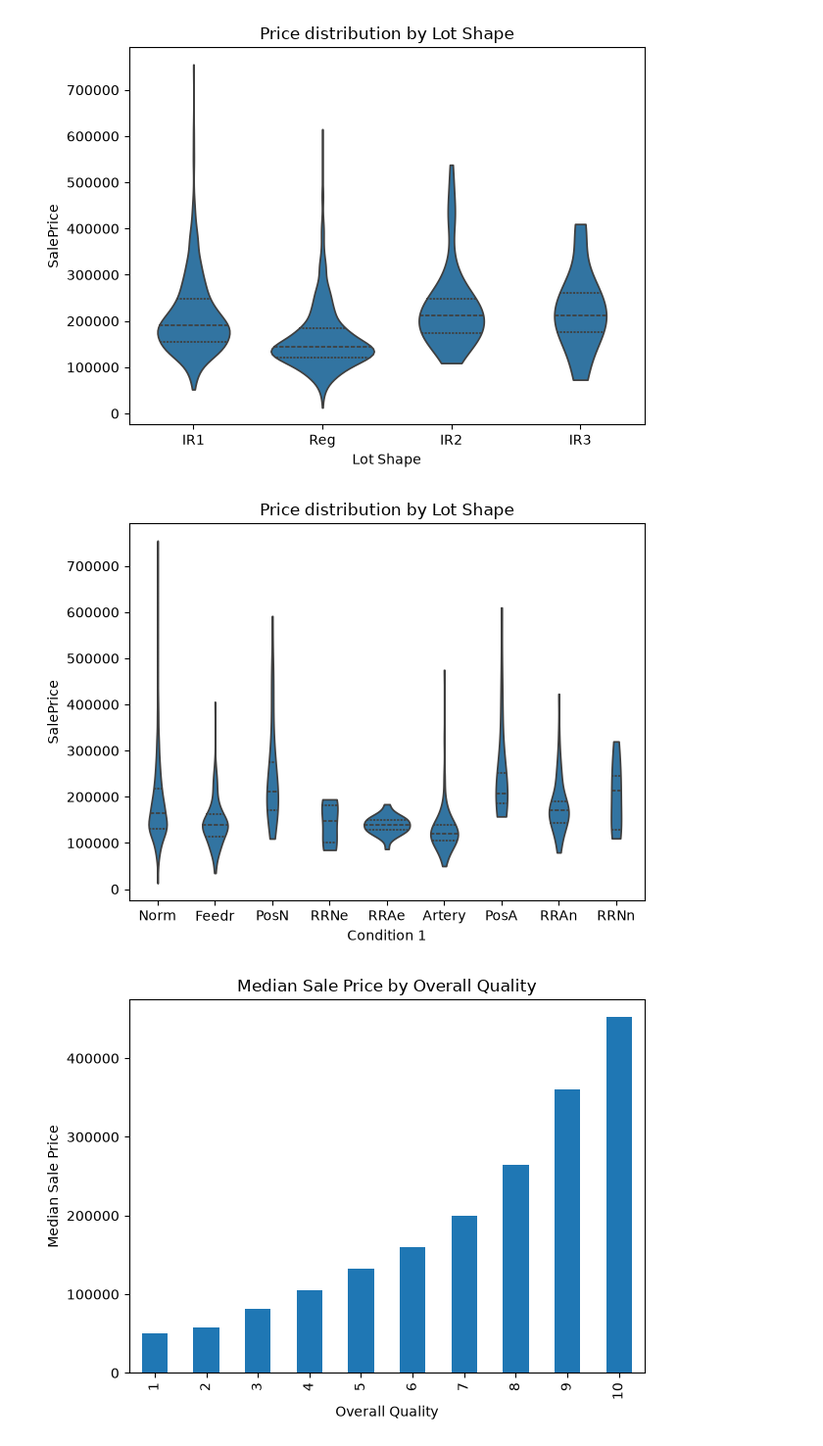
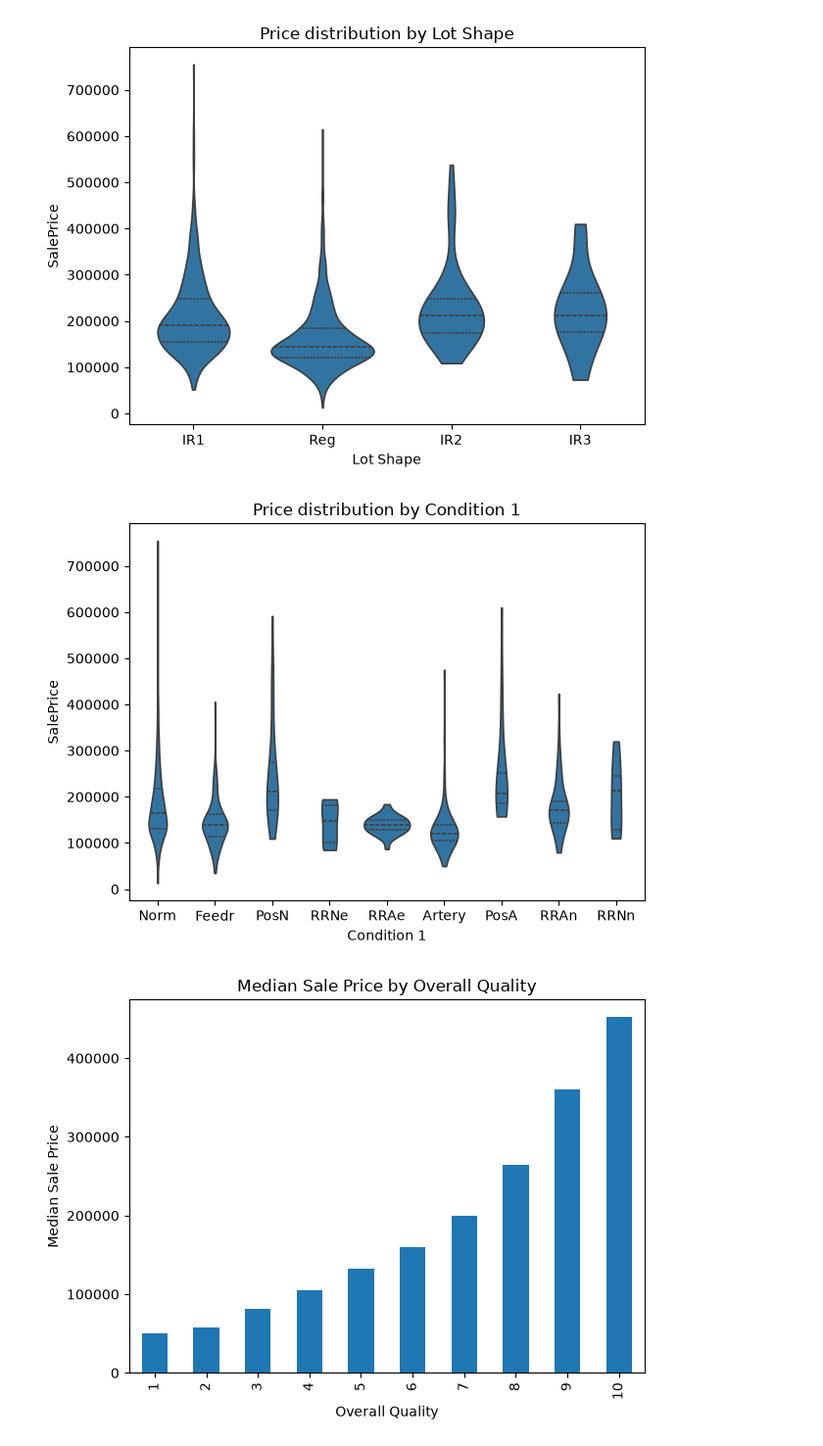
Before and after one commit to ionutelu/LabML, a Jupyter notebook: lab1.ipynb, the cells around one changed output. Shown at 98% size. Cells and saved outputs as stored; diff of their text form; code cells hidden in the pictures.

Commit message:
Lab1/Fix small details in plotting and logic

```diff
--- a/lab1.ipynb
+++ b/lab1.ipynb
@@ -121,12 +121,12 @@ plt.show()
 # %%
 sns.violinplot(data=df, x="Condition 1", y="SalePrice", inner="quartille", cut = 0)
 plt.xlabel("Condition 1")
 plt.ylabel("SalePrice")
-plt.title("Price distribution by Lot Shape")
+plt.title("Price distribution by Condition 1")
 plt.tight_layout()
 plt.show()
 # %% [output]
-[figure, old version]
+[figure, new version]
 # %%
 df.groupby("Overall Qual")["SalePrice"].median().plot(kind="bar")
 plt.xlabel("Overall Quality")
```
Also changed, not shown: parts of 3 cells of this notebook.
